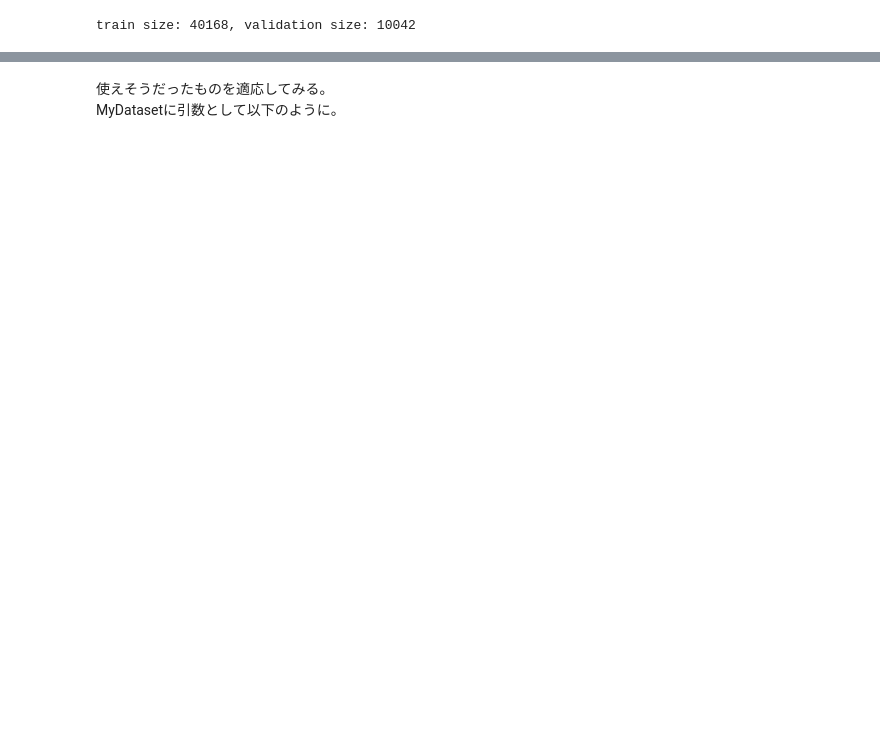
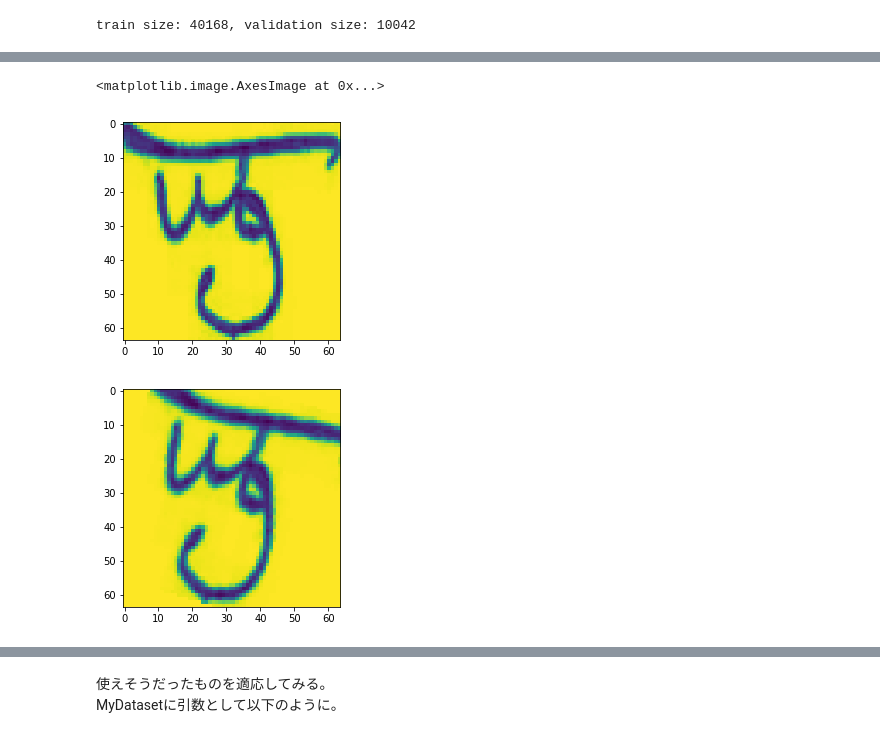
Before and after one commit to mqcmd196/KKB-kaggle, a Jupyter notebook: bengaliai-cv19/notebooks/ data-inflated.ipynb, the cells around one changed output, grey strips where cells are left out. Cells and saved outputs as stored; diff of their text form; code cells hidden in the pictures; blank space fills up the shorter version.

```diff
--- a/bengaliai-cv19/notebooks/ data-inflated.ipynb
+++ b/bengaliai-cv19/notebooks/ data-inflated.ipynb
@@ -432,0 +445,20 @@ tensor([[[0.1137, 0.1020, 0.0863,  ..., 0.1216, 0.1216, 0.1216],
+# %%
+# RandomAffine
+
+unloader = transforms.ToPILImage()  # reconvert into PIL image
+random_affine = transforms.RandomAffine((10,20),fillcolor=255,resample=Image.BILINEAR) #fillcolorは上手くできてない。
+
+plt.ion()
+
+img = unloader(first_pics[3])
+
+t_img = random_affine(img) # 入力画像をアフィン変換する。
+plt.figure()
+plt.imshow(img)
+
+plt.figure()
+plt.imshow(t_img)
+# %% [output]
+<matplotlib.image.AxesImage at 0x...>
+[figure, added]
+[figure, added]
```
Also changed, not shown: parts of 20 cells of this notebook.
